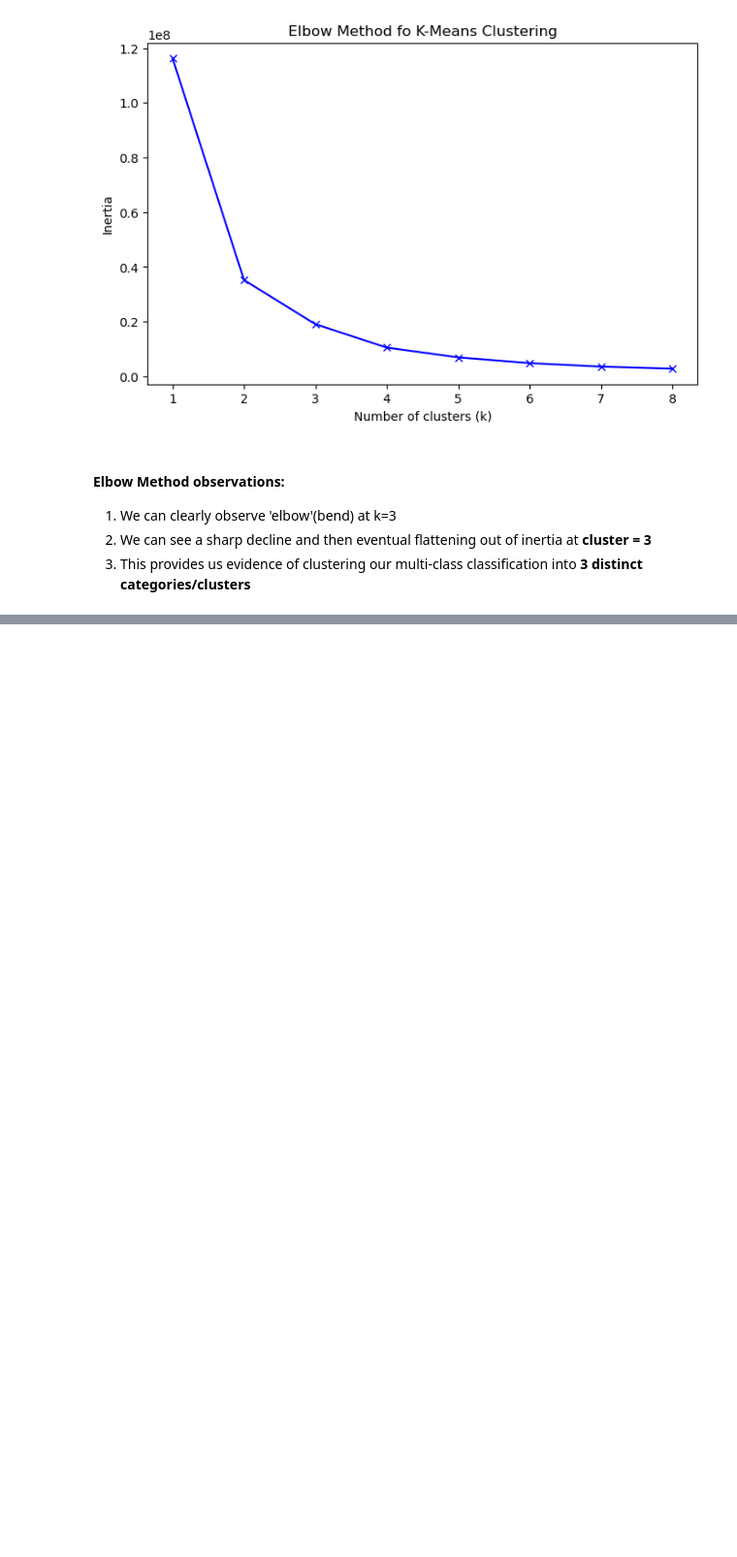
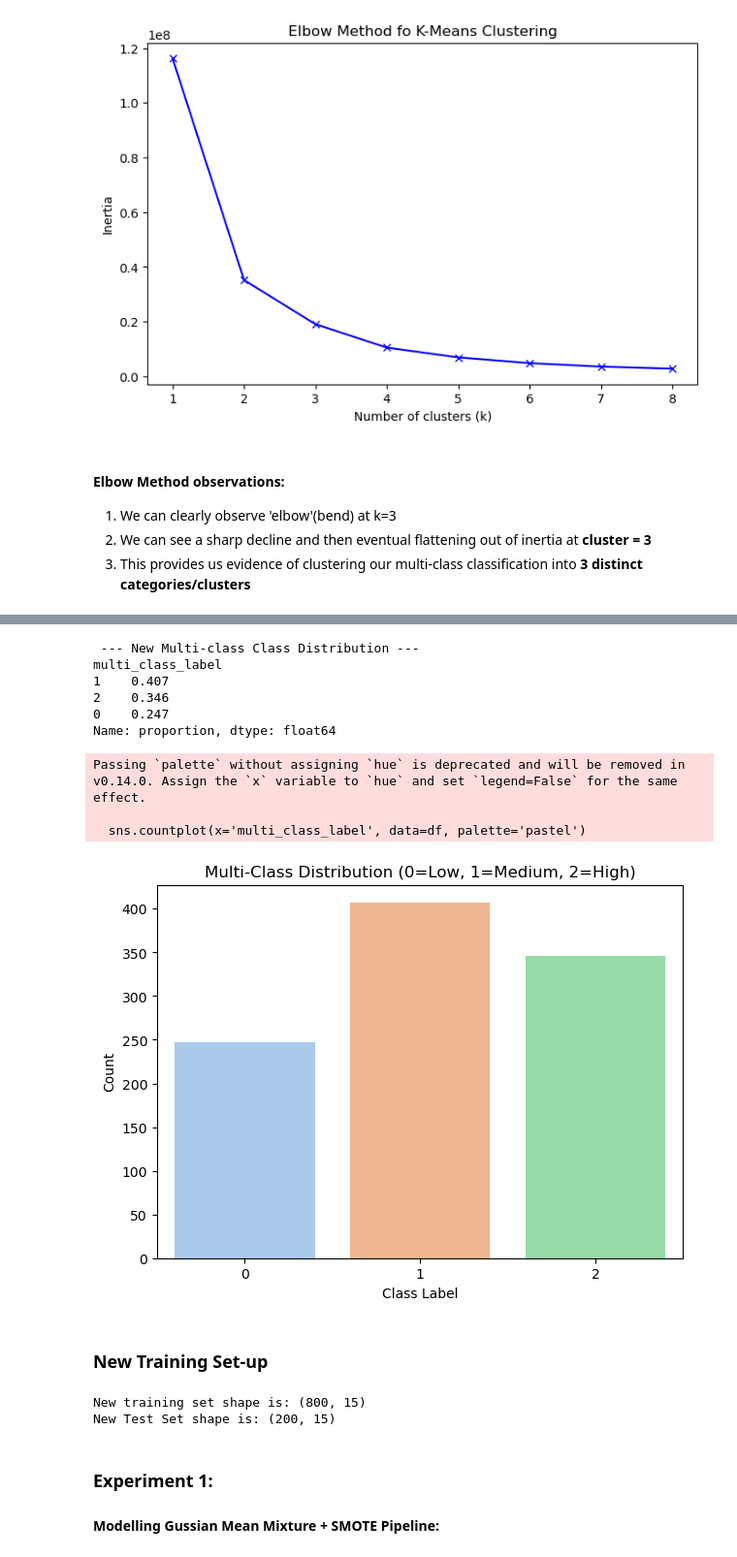
Before and after one commit to Ahmadbader17/COMP1801_ML_Coursework, a Jupyter notebook: notebooks/classification.ipynb, the cells around one changed output, grey strips where cells are left out. Shown: that part at 97% size. Drawn from its saved outputs; the diff is of its cells as text; code cells hidden in the pictures; blank space fills up the shorter version.

```diff
--- a/notebooks/classification.ipynb
+++ b/notebooks/classification.ipynb
@@ -290,0 +307,8 @@ plt.show()
+# %%
+N_CLUSTERS = 3
+
+kmeans = KMeans(n_clusters=N_CLUSTERS, n_init=10, random_state=RANDOM_STATE)
+df['multi_class_label'] = kmeans.fit_predict(lifespan_data)
+
+print("---KMeans Cluster Descriptions---")
+print(df.groupby('multi_class_label')['Lifespan'].describe())
@@ -290,0 +336,53 @@ plt.show()
+# %%
+label_map = {
+    2:0,
+    1:1,
+    0:2
+}
+
+df['multi_class_label'] = df['multi_class_label'].map(label_map)
+
+print("\n --- New Multi-class Class Distribution ---")
+print(df['multi_class_label'].value_counts(normalize=True))
+
+plt.figure(figsize=(7,5))
+sns.countplot(x='multi_class_label', data=df, palette='pastel')
+plt.title("Multi-Class Distribution (0=Low, 1=Medium, 2=High)")
+plt.xlabel('Class Label')
+plt.ylabel('Count')
+plt.savefig("../report/figures/fig-4.5-multi-class-distribution.png", dpi=500, bbox_inches='tight')
+plt.show()
+# %% [output]
+ --- New Multi-class Class Distribution ---
+multi_class_label
+1    0.407
+2    0.346
+0    0.247
+Name: proportion, dtype: float64
+Passing `palette` without assigning `hue` is deprecated and will be removed in v0.14.0. Assign the `x` variable to `hue` and set `legend=False` for the same effect.
+
+  sns.countplot(x='multi_class_label', data=df, palette='pastel')
+[figure, added]
+# %% [markdown]
+### New Training Set-up
+# %%
+y_multi = df['multi_class_label']
+
+X_multi = df.drop(columns=['Lifespan','1500_labels','multi_class_label'])
+
+X_train_multi, X_test_multi, y_train_multi, y_test_multi = train_test_split(
+    X_multi, y_multi,
+    test_size=0.20,
+    random_state=RANDOM_STATE,
+    stratify=y_multi
+)
+
+print(f"New training set shape is: {X_train_multi.shape}")
+print(f"New Test Set shape is: {X_test_multi.shape}")
+# %% [output]
+New training set shape is: (800, 15)
+New Test Set shape is: (200, 15)
+# %% [markdown]
+### **Experiment 1**:
+
+#### Modelling Gussian Mean Mixture + SMOTE Pipeline:
```
Also changed, not shown: parts of 13 cells of this notebook, 2 other files.
